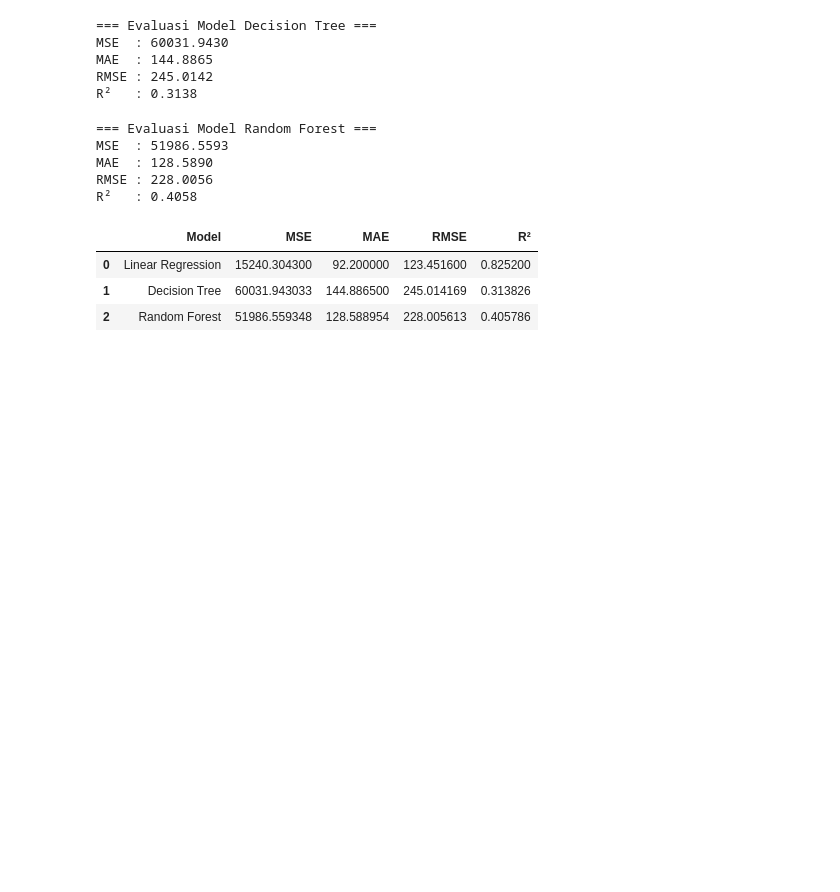
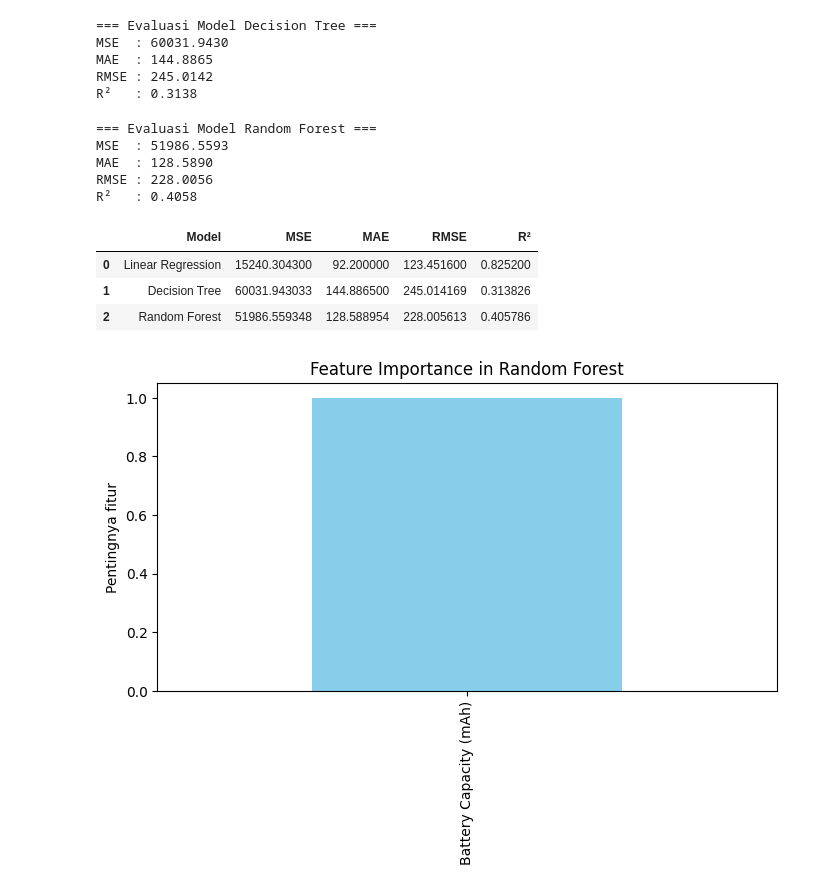
Before and after one commit to Beri-Mesyanti/uib-ai0-2025, a Jupyter notebook: pertemuan-03/phoneprice_prediction.ipynb, the cells around one changed output. Cells and saved outputs as stored; diff of their text form; code cells hidden in the pictures; blank space fills up the shorter version.

```diff
--- a/pertemuan-03/phoneprice_prediction.ipynb
+++ b/pertemuan-03/phoneprice_prediction.ipynb
@@ -271,3 +271,15 @@ results
 | 0 | Linear Regression | 15240.304300 | 92.200000 | 123.451600 | 0.825200 |
 | 1 | Decision Tree | 60031.943033 | 144.886500 | 245.014169 | 0.313826 |
 | 2 | Random Forest | 51986.559348 | 128.588954 | 228.005613 | 0.405786 |
+# %%
+importances = rf_model.feature_importances_
+# Use the columns from x_scaled, which are the features the model was trained on
+feature_importance = pd.Series(importances, index=x_scaled.columns).sort_values(ascending=False)
+
+plt.figure(figsize=(8, 4))
+feature_importance.head(10).plot(kind="bar", color="skyblue")
+plt.title('Feature Importance in Random Forest')
+plt.ylabel("Pentingnya fitur")
+plt.show()
+# %% [output]
+[figure, added]
```
